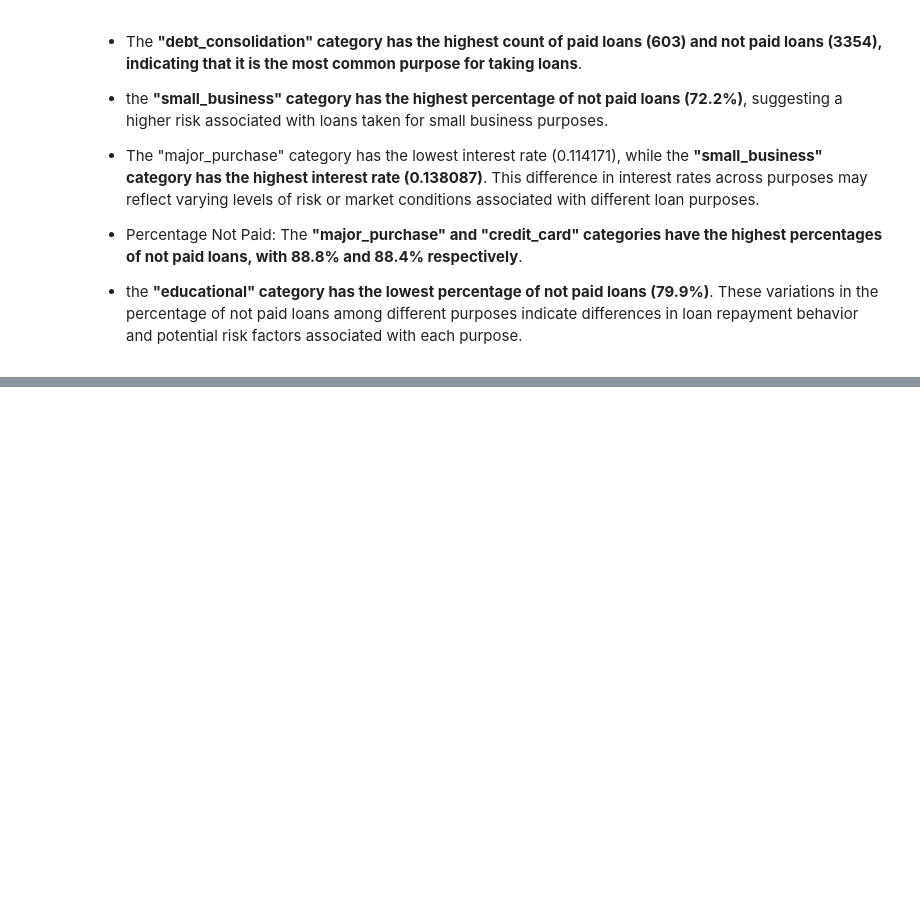
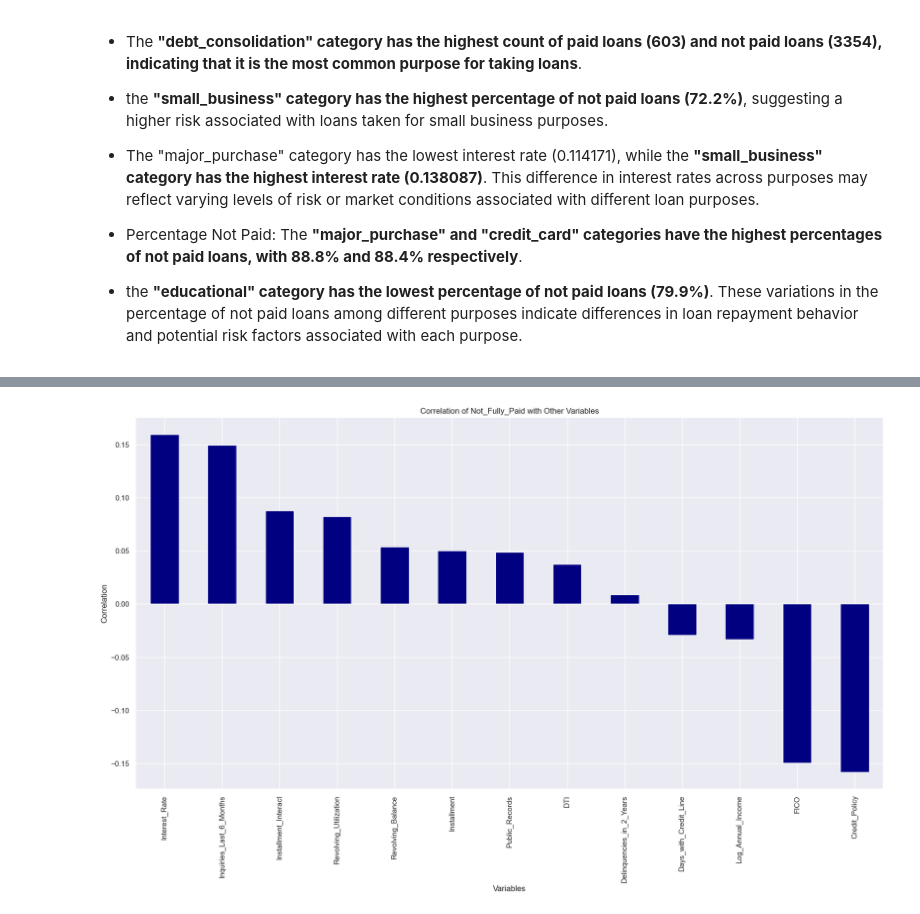
Before and after one commit to jswnthh/Toolfe_projects_ML, a Jupyter notebook: toolfe_loan.ipynb, the cells around one changed output, grey strips where cells are left out. Drawn from its saved outputs; the diff is of its cells as text; code cells hidden in the pictures; blank space fills up the shorter version.

```diff
--- a/toolfe_loan.ipynb
+++ b/toolfe_loan.ipynb
@@ -298,0 +332,11 @@ plt.show()
+# %%
+correlation = df.corr()['Not_Fully_Paid'].drop('Not_Fully_Paid')  # Calculate correlation excluding 'Not_Fully_Paid'
+correlation.sort_values(ascending=False).plot(kind='bar', figsize=(20, 10), color='navy')  # Plot the correlation values
+
+plt.title("Correlation of Not_Fully_Paid with Other Variables")
+plt.xlabel("Variables")
+plt.ylabel("Correlation")
+
+plt.show()
+# %% [output]
+[figure, added]
```
Also changed, not shown: parts of 16 cells of this notebook.
